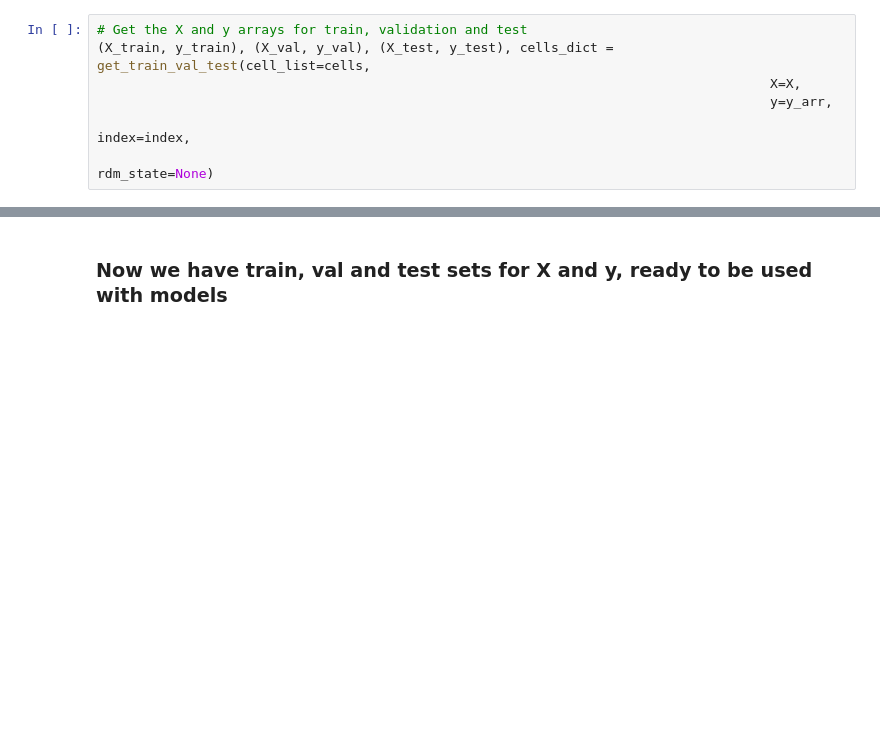
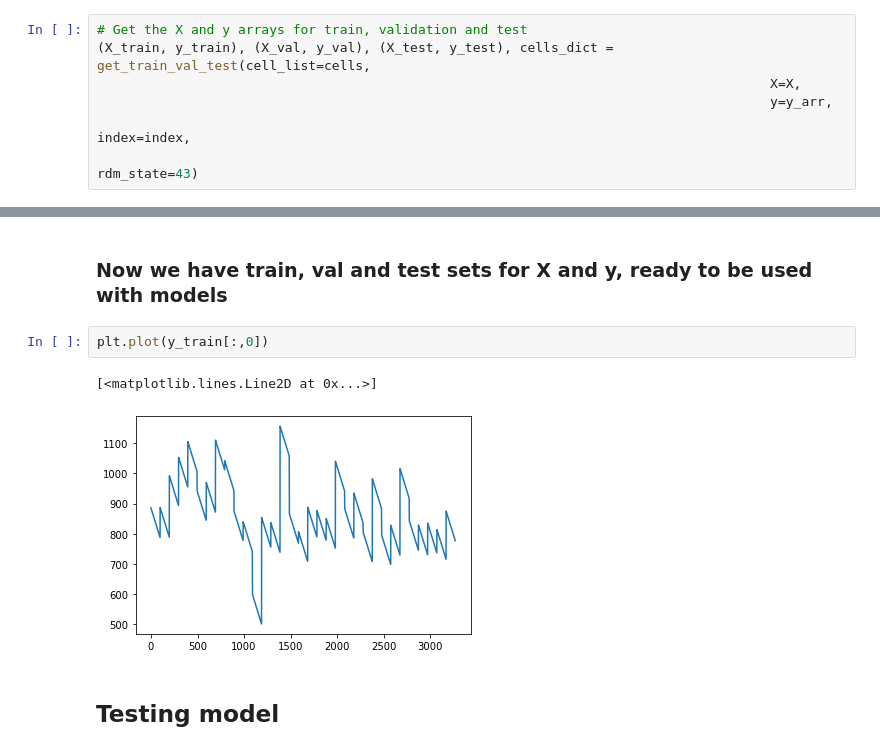
Before and after one commit to hr0016/sequence-prediction, a Jupyter notebook: 02. CLEAN_baumhofer_first_100_interpolated.ipynb, the cells around one changed output, grey strips where cells are left out. Cells and saved outputs as stored; diff of their text form; blank space fills up the shorter version.

```diff
--- a/02. CLEAN_baumhofer_first_100_interpolated.ipynb
+++ b/02. CLEAN_baumhofer_first_100_interpolated.ipynb
@@ -472,7 +472,7 @@ y_arr = np.vstack([create_y_target_array(parent_dict=data, key='capacity', cell_
                                                                                       X=X,
                                                                                       y=y_arr,
                                                                                       index=index,
-                                                                                      rdm_state=None)
+                                                                                      rdm_state=43)
 # %% [markdown]
 ### Reshape Data for Model
 # %%
@@ -518,2 +520,9 @@ plt.show()
 # %% [markdown]
 ### Now we have train, val and test sets for X and y, ready to be used with models
+# %%
+plt.plot(y_train[:,0])
+# %% [output]
+[<matplotlib.lines.Line2D at 0x...>]
+[figure, added]
+# %% [markdown]
+## Testing model
```
Also changed, not shown: parts of 12 cells of this notebook.
